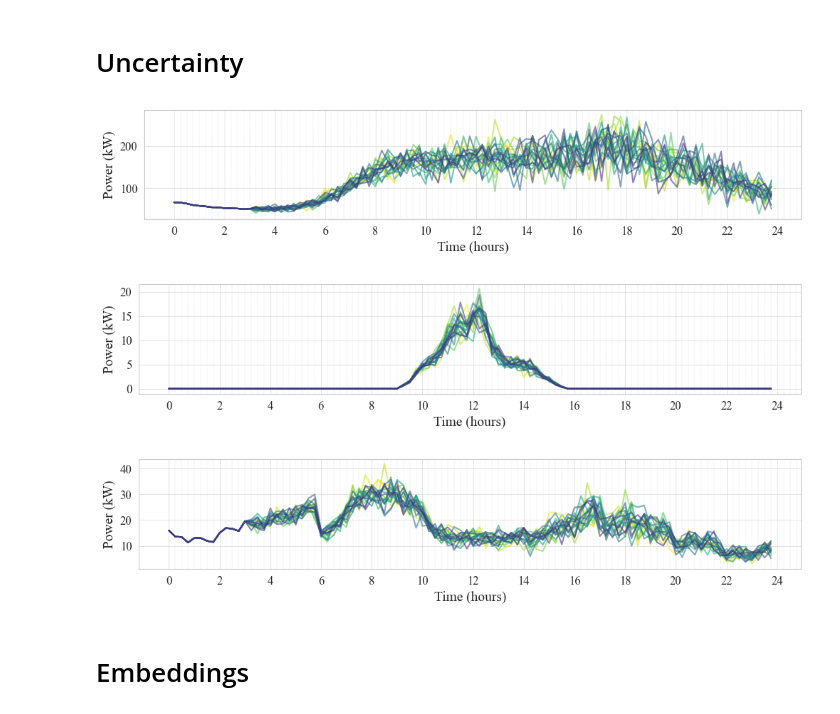
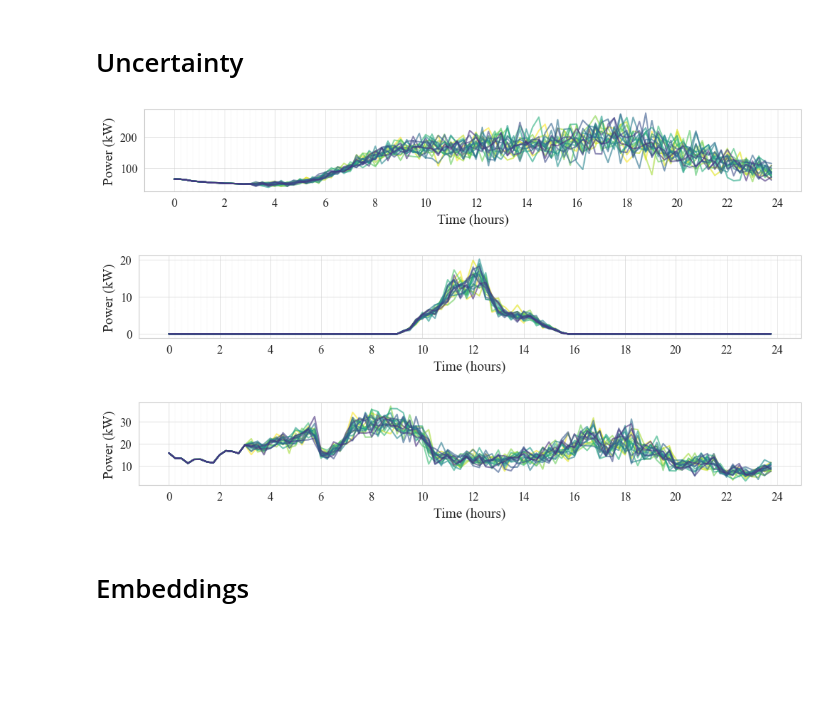
Before and after one commit to arbit3rr/ES-Temporal-RL, a Jupyter notebook: 8. plot_results.ipynb, the cells around one changed output. Cells and saved outputs as stored; diff of their text form; code cells hidden in the pictures; blank space fills up the shorter version.

```diff
--- a/8. plot_results.ipynb
+++ b/8. plot_results.ipynb
@@ -340,7 +340,7 @@ colors = cmap(np.linspace(0, 1, num_samples))  # Generate colors for samples
 
 # Plot
 for t in types:
-    plt.figure(figsize=(12, 2))
+    plt.figure(figsize=(12, 1.5))
     time_steps = np.arange(96) / 4  # Scale the time steps to hours
 
     # Get random indices for sampling
@@ -355,7 +355,7 @@ for t in types:
     # plt.legend(fontsize=10)
     plt.xlabel('Time (hours)', size=14)
     plt.ylabel('Power (kW)', size=14)
-    plt.grid(True, which='minor', linestyle='--', linewidth=0.2)
+    plt.grid(True, which='minor', linestyle='--', linewidth=0.1)
     plt.grid(True, which='major', linestyle='-', linewidth=0.4)
 
     # Set x-axis ticks
@@ -380,39 +380,39 @@ day_data = dataset[1]
 # Define number of variations per type
 num_variations = 20
 
 # Define types to plot
 types = ['load', 'solar', 'wind']
 
 # Get the viridis_r colormap
 cmap = plt.get_cmap('viridis_r')
 colors = cmap(np.linspace(0, 1, num_variations+3))  # Generate 10 colors from the colormap
 # Plot
 
 for t in types:
-    plt.figure(figsize=(12, 2))
+    plt.figure(figsize=(12, 1.5))
     time_steps = np.arange(96) / 4  # Scale the time steps to hours
     for i in range(num_variations):
         plt.plot(time_steps, add_uncertainty(day_data[t], 96 / 8, base_noise_std=0.2), alpha=0.6, color=colors[i])
 
     # plt.legend()
     # plt.title("10 Variations per Type with Added Uncertainty")
     plt.xlabel('Time (hours)', size=14)
     plt.ylabel('Power (kW)', size=14)
-    plt.grid(True, which='minor', linestyle='--', linewidth=0.2)
+    plt.grid(True, which='minor', linestyle='--', linewidth=0.1)
     plt.grid(True, which='major', linestyle='-', linewidth=0.4)
 
     # Set x-axis ticks
     minor_hours = np.arange(0, 25, 0.25)
     major_hours = np.arange(0, 25, 2)
     plt.xticks(minor_hours, minor=True, fontsize=4)
     plt.xticks(major_hours, minor=False, fontsize=12)
     plt.yticks(fontsize=12)
-    plt.savefig(f'plots/forecast_{t}.png', dpi=300, bbox_inches='tight', pad_inches=0)
+    plt.savefig(f'plots/forecast_{t}.png', dpi=300, bbox_inches='tight', pad_inches=0.1)
     plt.show()
 # %% [output]
-[figure, old version]
+[figure, new version]
-[figure, old version]
+[figure, new version]
-[figure, old version]
+[figure, new version]
 # %% [markdown]
 # Embeddings
 # %%
```
Also changed, not shown: parts of 10 cells of this notebook.
